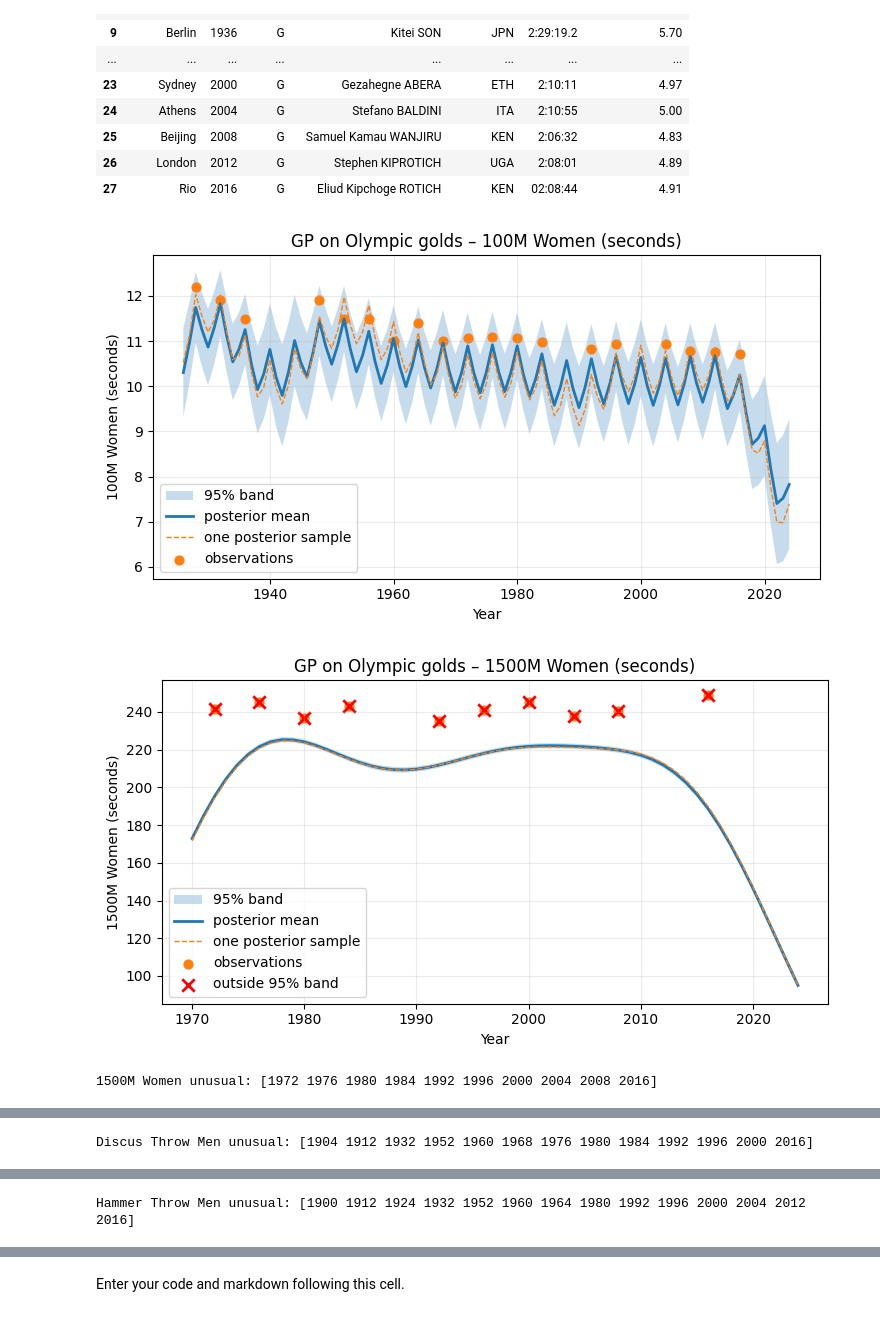
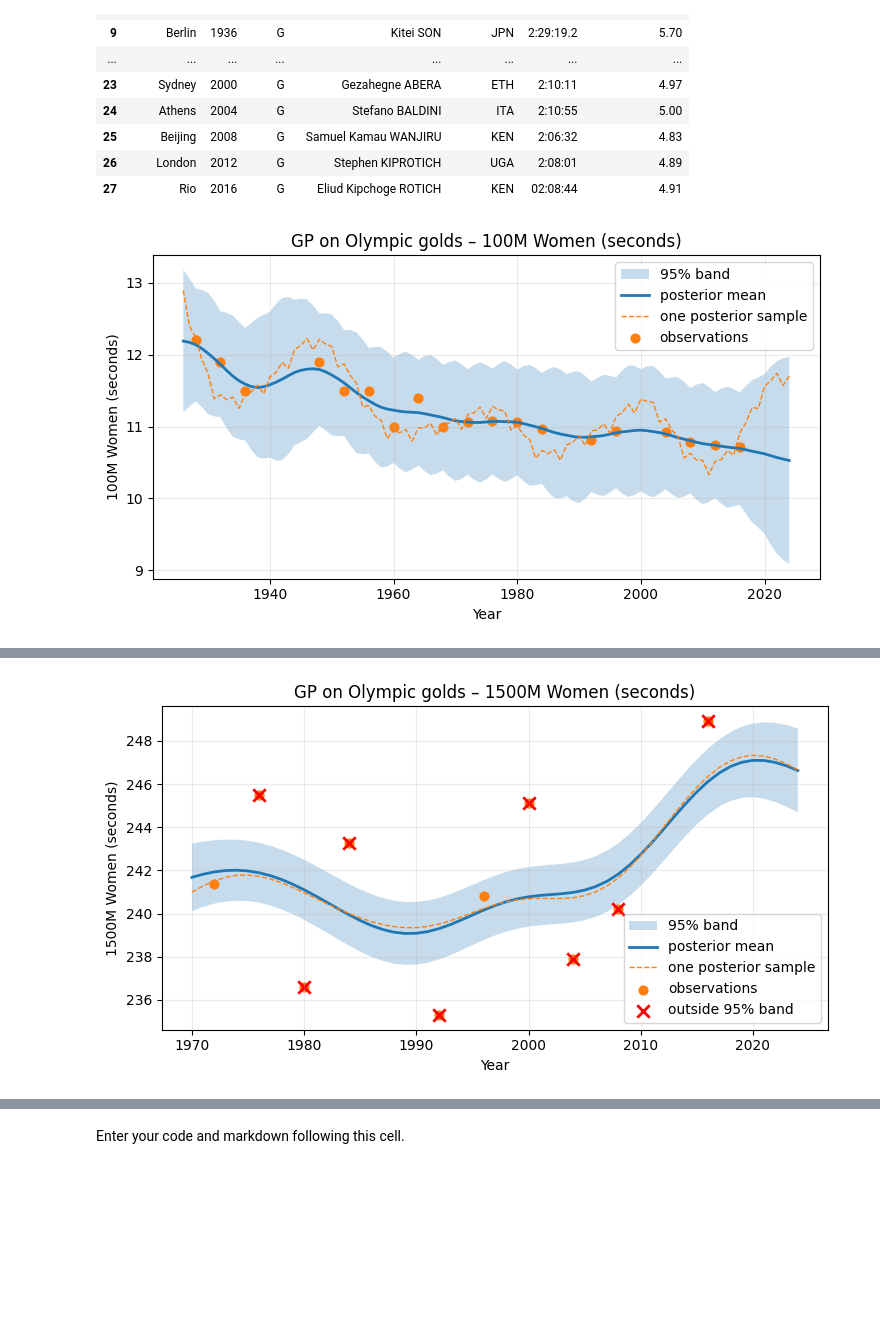
Before and after one commit to fenleichen-ui/Assignment-2, a Jupyter notebook: assignments/assn2/assn2.ipynb, the cells around one changed output, grey strips where cells are left out. Drawn from its saved outputs; the diff is of its cells as text; code cells hidden in the pictures; blank space fills up the shorter version.

```diff
--- a/assignments/assn2/assn2.ipynb
+++ b/assignments/assn2/assn2.ipynb
@@ -1102,7 +1102,7 @@ configs = [
         "kernel": lambda X,Z: rbf_kernel(X,Z, lengthscale=14.0, variance=0.8) +
                               linear_kernel(X,Z, variance=5e-6, bias=1900.0),
         "mean": mean_zero,
-        "noise": (0.30)**2  # meters
+        "noise": (0.60)**2  # meters
     },
     {
         "name": "Hammer Throw Men",
@@ -1110,6 +1110,6 @@ configs = [
         "kernel": lambda X,Z: rbf_kernel(X,Z, lengthscale=14.0, variance=0.8) +
                               linear_kernel(X,Z, variance=5e-6, bias=1900.0),
         "mean": mean_zero,
-        "noise": (0.30)**2  # meters
+        "noise": (0.60)**2  # meters
     },
 ]
@@ -1116,20 +1118,19 @@ configs = [
 # %%
-outs = {}
-for cfg in configs:
-    yr, y, label = cfg["prep"](data)
-    b, a = np.polyfit(year.astype(float), result.astype(float), 1)
-    mean_fn = lambda X, a=a, b=b: a + b * np.atleast_2d(X).ravel()
-    out = gp_olympic_event(
-        year=yr, result=y,
-        kernel=cfg["kernel"],
-        mean=mean_fn,
-        noise=cfg["noise"],
-        event_name=label
-    )
-    outs[cfg["name"]] = {**out}
-    if len(out["unusual_years"])>0:
-        print(cfg["name"], "unusual:", out["unusual_years"])
+cfg = next(c for c in configs if c["name"] == "100M Women")
+
+year, result, ylab = cfg["prep"](data)
+
+b, a = np.polyfit(year.astype(float), result.astype(float), 1)
+mean_fn = lambda X, a=a, b=b: a + b * np.atleast_2d(X).ravel()
+
+_ = gp_olympic_event(
+    year=year,
+    result=result,
+    kernel=cfg["kernel"],
+    mean=mean_fn,
+    noise=cfg["noise"],
+    event_name=ylab,
+    show=True
+)
 # %% [output]
-[figure, old version]
+[figure, new version]
-[figure, removed]
-1500M Women unusual: [1972 1976 1980 1984 1992 1996 2000 2004 2008 2016]
@@ -1139 +1136,0 @@ for cfg in configs:
-Discus Throw Men unusual: [1904 1912 1932 1952 1960 1968 1976 1980 1984 1992 1996 2000 2016]
@@ -1141 +1137,19 @@ Discus Throw Men unusual: [1904 1912 1932 1952 1960 1968 1976 1980 1984 1992 199
-Hammer Throw Men unusual: [1900 1912 1924 1932 1952 1960 1964 1980 1992 1996 2000 2004 2012 2016]
+# %%
+cfg = next(c for c in configs if c["name"] == "1500M Women")
+
+year, result, ylab = cfg["prep"](data)
+
+b, a = np.polyfit(year.astype(float), result.astype(float), 1)
+mean_fn = lambda X, a=a, b=b: a + b * np.atleast_2d(X).ravel()
+
+_ = gp_olympic_event(
+    year=year,
+    result=result,
+    kernel=cfg["kernel"],
+    mean=mean_fn,
+    noise=cfg["noise"],
+    event_name=ylab,
+    show=True
+)
+# %% [output]
+[figure, added]
```
Also changed, not shown: parts of 18 cells of this notebook.
